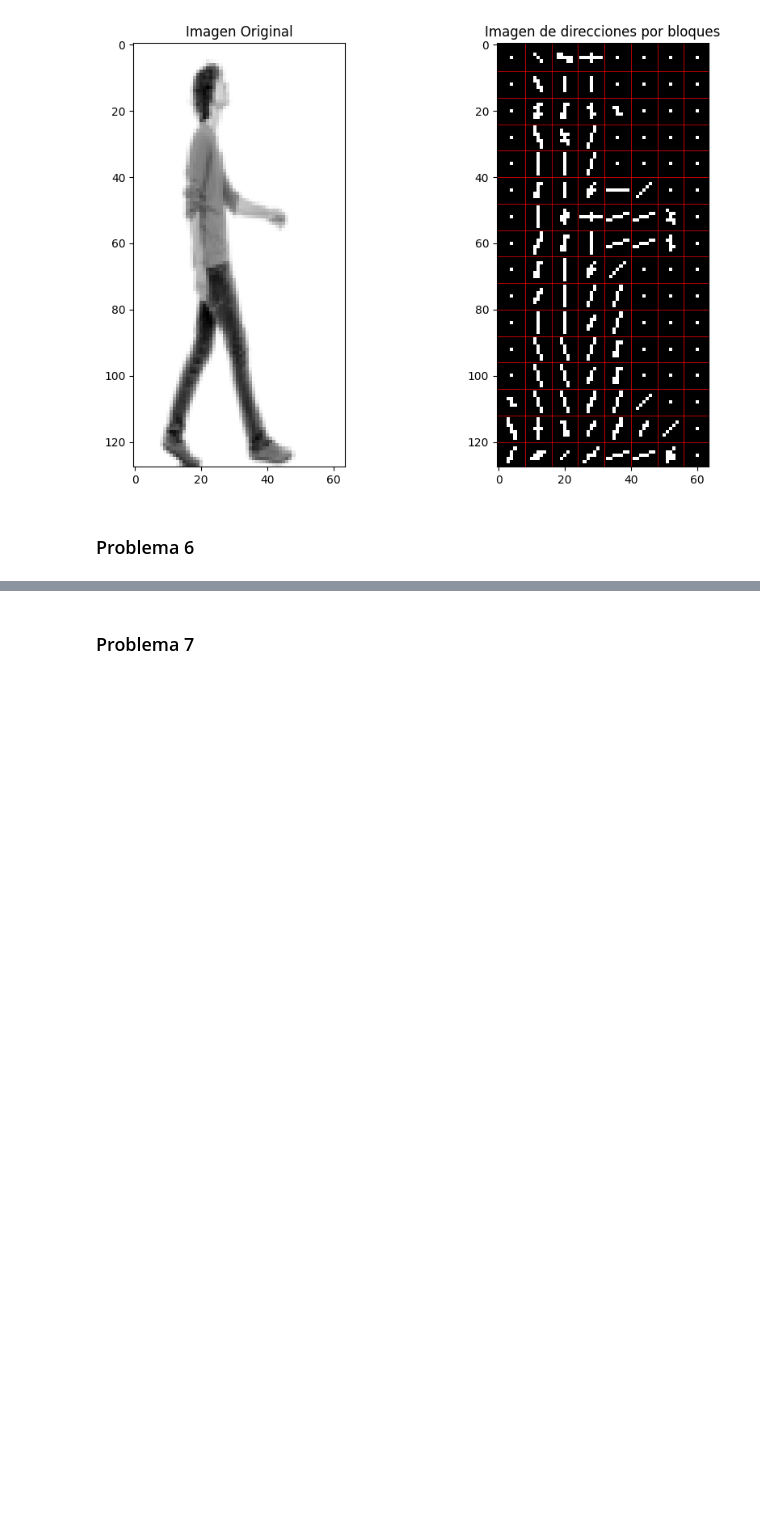
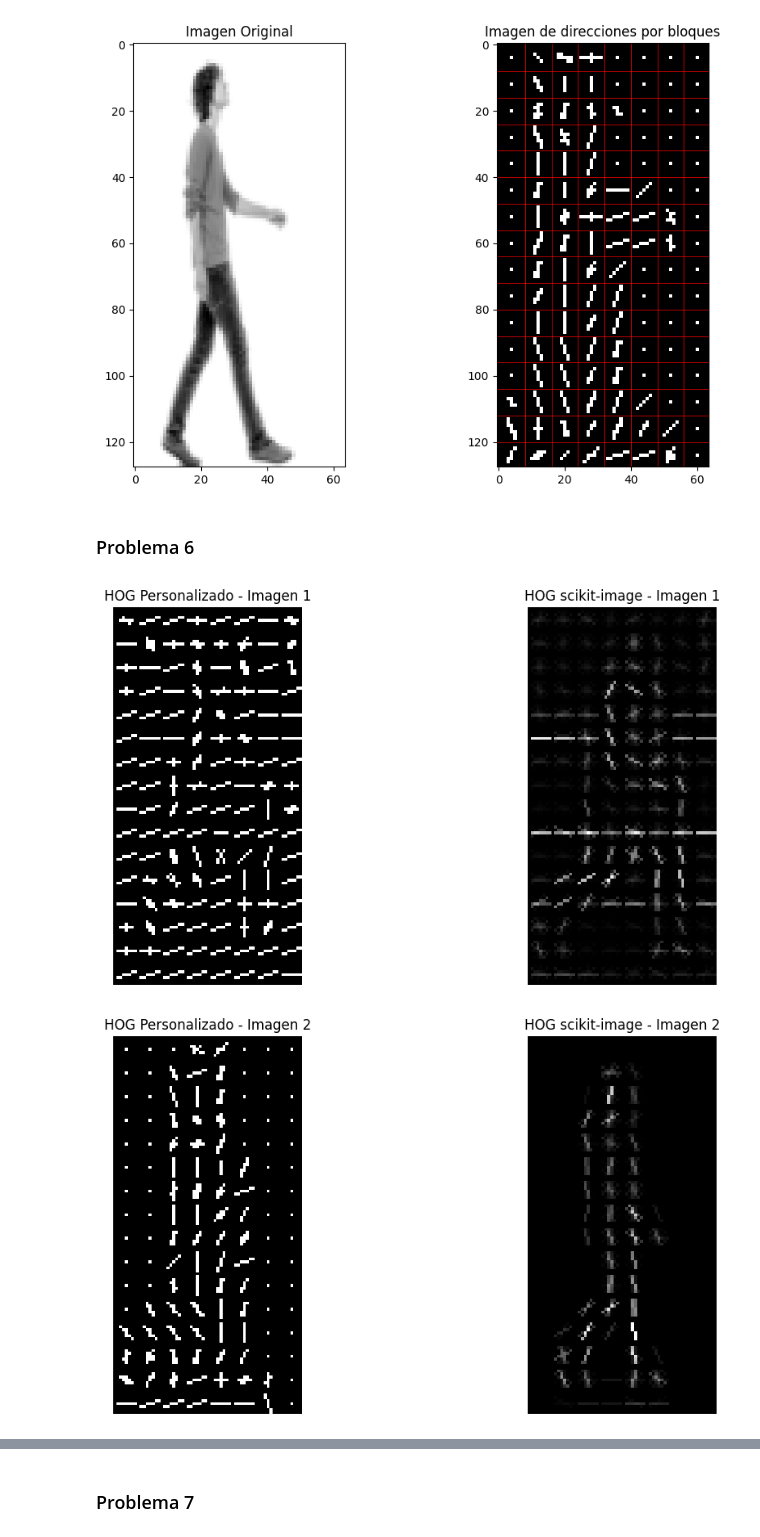
Before and after one commit to Dahernandezsilve/VCHoGLab3, a Jupyter notebook: Lab03.ipynb, the cells around one changed output, grey strips where cells are left out. Drawn from its saved outputs; the diff is of its cells as text; code cells hidden in the pictures; blank space fills up the shorter version.

```diff
--- a/Lab03.ipynb
+++ b/Lab03.ipynb
@@ -235,3 +235,44 @@ for file in arrayImages:
 [figure]
 # %% [markdown]
 ### Problema 6
+# %%
+import matplotlib.pyplot as plt
+from skimage.feature import hog
+import skimage.transform as ski_transform
+
+# Parámetros para HOG
+blockSize = 8
+numBins = 9
+
+# Recorremos cada imagen
+for idx, I in enumerate(arrayImages):
+    # --- HOG Personalizado ---
+    angle, magnitude = calculateAngleAndMagnitude(I)
+    stackMagnitude, stackAngle = constructBlocksStack(magnitude, angle, blockSize, recommendedStride=True)
+    histogram, binCenters = constructHistogram(stackMagnitude, stackAngle, numBins)
+    custom_hog_vis = visualizeHistogramBlocks(histogram, binCenters, blockSize)
+
+    # Ajustamos el tamaño de la imagen original para la comparación
+    I_resized = ski_transform.resize(I, custom_hog_vis.shape, anti_aliasing=True)
+
+    # --- HOG con scikit-image ---
+    fd, sk_hog_vis = hog(I, orientations=numBins, pixels_per_cell=(8, 8),
+                         cells_per_block=(2, 2), visualize=True)
+
+    # --- Visualización ---
+    plt.figure(figsize=(12, 6))
+
+    plt.subplot(1, 2, 1)
+    plt.imshow(custom_hog_vis, cmap='gray')
+    plt.title(f'HOG Personalizado - Imagen {idx+1}')
+    plt.axis('off')
+
+    plt.subplot(1, 2, 2)
+    plt.imshow(sk_hog_vis, cmap='gray')
+    plt.title(f'HOG scikit-image - Imagen {idx+1}')
+    plt.axis('off')
+
+    plt.show()
+# %% [output]
+[figure, added]
+[figure, added]
```
Also changed, not shown: parts of 1 cell of this notebook.
